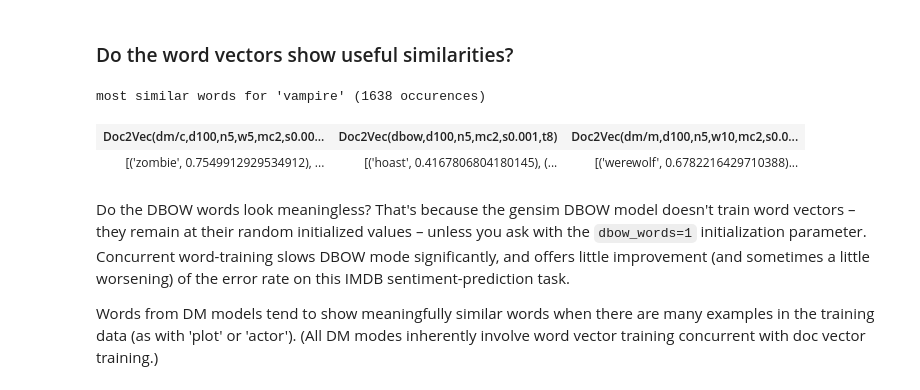
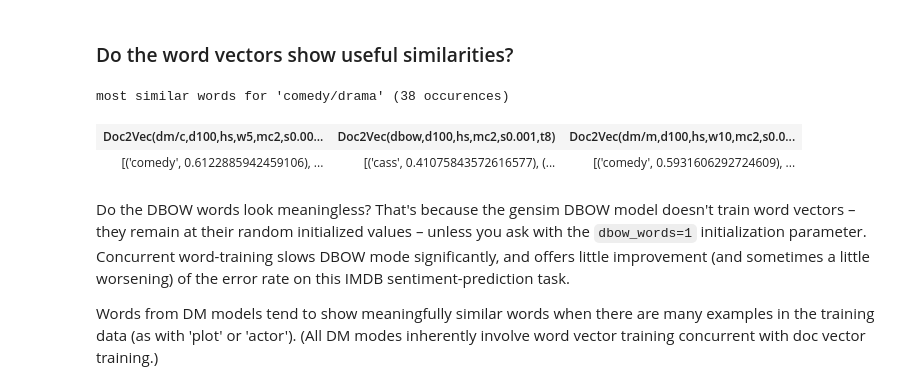
Before and after one commit to stevenxxiu/dist_rep_sent_doc, a Jupyter notebook: doc2vec-IMDB.ipynb, the cells around one changed output. Saved outputs shown, nothing was run; the diff lists cells and outputs as text; code cells hidden in the pictures.

```diff
--- a/doc2vec-IMDB.ipynb
+++ b/doc2vec-IMDB.ipynb
@@ -76,11 +76,11 @@ assert gensim.models.doc2vec.FAST_VERSION > -1, "this will be painfully slow oth
 
 simple_models = [
     # PV-DM w/concatenation - window=5 (both sides) approximates paper's 10-word total window size
-    Doc2Vec(dm=1, dm_concat=1, size=100, window=5, negative=5, hs=0, min_count=2, workers=cores, iter=1),
+    Doc2Vec(dm=1, dm_concat=1, size=100, window=5, negative=0, hs=1, min_count=2, workers=cores, iter=1),
     # PV-DBOW
-    Doc2Vec(dm=0, size=100, negative=5, hs=0, min_count=2, workers=cores, iter=1),
+    Doc2Vec(dm=0, size=100, negative=0, hs=1, min_count=2, workers=cores, iter=1),
     # PV-DM w/average
-    Doc2Vec(dm=1, dm_mean=1, size=100, window=10, negative=5, hs=0, min_count=2, workers=cores, iter=1),
+    Doc2Vec(dm=1, dm_mean=1, size=100, window=10, negative=0, hs=1, min_count=2, workers=cores, iter=1),
 ]
 
 for model in simple_models:
@@ -295,25 +295,25 @@ word_models = simple_models[:]
 # %%
 import random
 from IPython.display import HTML
 # pick a random word with a suitable number of occurences
 while True:
     word = random.choice(word_models[0].wv.index2word)
     if word_models[0].wv.vocab[word].count > 10:
         break
 # or uncomment below line, to just pick a word from the relevant domain:
-#word = 'comedy/drama'
+word = 'comedy/drama'
 similars_per_model = [str(model.most_similar(word, topn=20)).replace('), ','),<br>\n') for model in word_models]
 similar_table = ("<table><tr><th>" +
     "</th><th>".join([str(model) for model in word_models]) +
     "</th></tr><tr><td>" +
     "</td><td>".join(similars_per_model) +
     "</td></tr></table>")
 print("most similar words for '%s' (%d occurences)" % (word, simple_models[0].wv.vocab[word].count))
 HTML(similar_table)
 # %% [output]
-most similar words for 'vampire' (1638 occurences)
+most similar words for 'comedy/drama' (38 occurences)
-| Doc2Vec(dm/c,d100,n5,w5,mc2,s0.00... | Doc2Vec(dbow,d100,n5,mc2,s0.001,t8) | Doc2Vec(dm/m,d100,n5,w10,mc2,s0.0... |
-| [('zombie', 0.7549912929534912), ... | [('hoast', 0.4167806804180145), (... | [('werewolf', 0.6782216429710388)... |
+| Doc2Vec(dm/c,d100,hs,w5,mc2,s0.00... | Doc2Vec(dbow,d100,hs,mc2,s0.001,t8) | Doc2Vec(dm/m,d100,hs,w10,mc2,s0.0... |
+| [('comedy', 0.6122885942459106), ... | [('cass', 0.41075843572616577), (... | [('comedy', 0.5931606292724609), ... |
 # %% [markdown]
 Do the DBOW words look meaningless? That's because the gensim DBOW model doesn't train word vectors – they remain at their random initialized values – unless you ask with the `dbow_words=1` initialization parameter. Concurrent word-training slows DBOW mode significantly, and offers little improvement (and sometimes a little worsening) of the error rate on this IMDB sentiment-prediction task.
 
```
Also changed, not shown: parts of 6 cells of this notebook.
